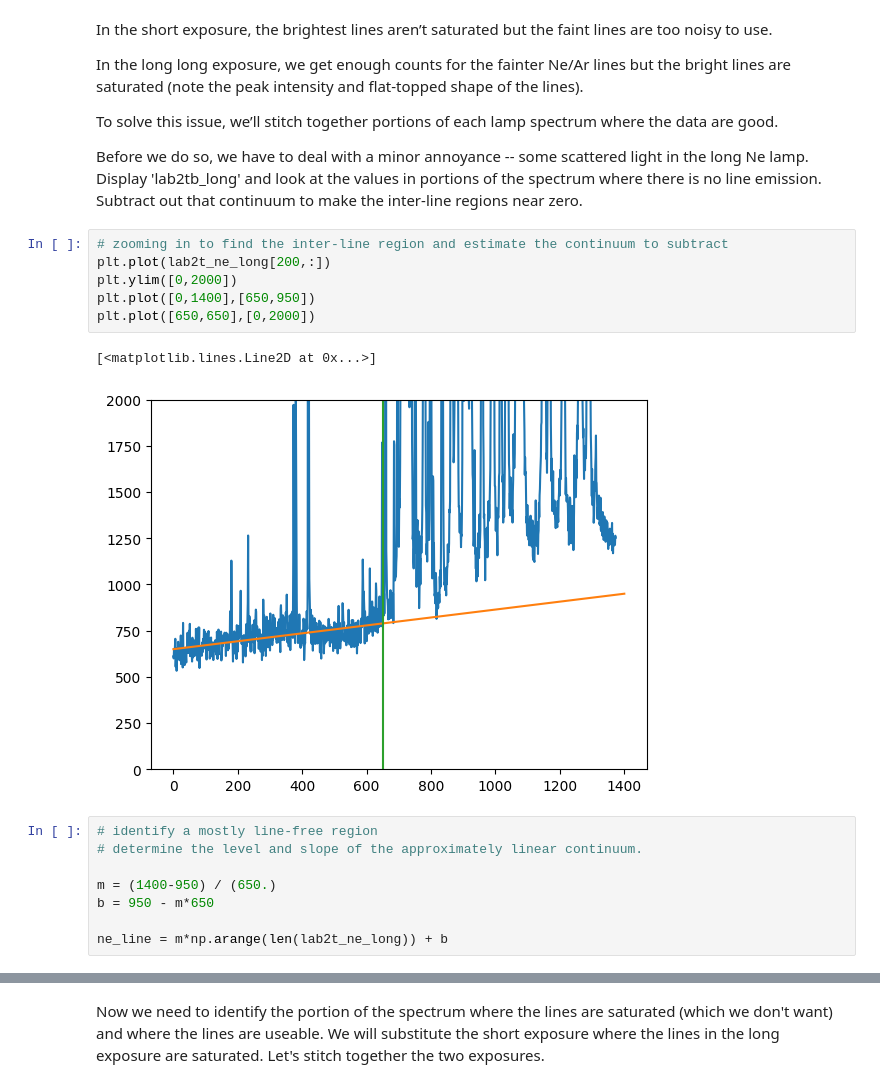
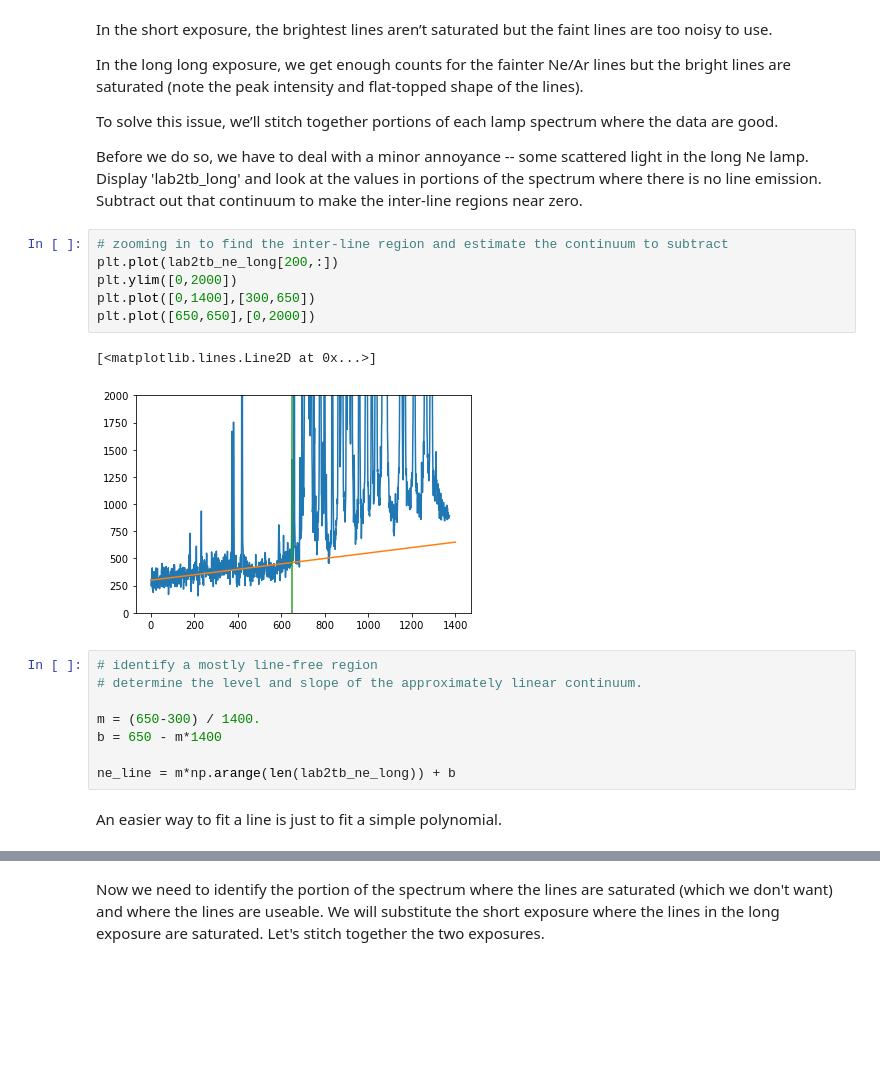
Before and after one commit to megan-the-astronomer/ASTR230, a Jupyter notebook: spectroscopy/steps1_2_3_spectroscopy_data_prep.ipynb, the cells around one changed output, grey strips where cells are left out. Cells and saved outputs as stored; diff of their text form; blank space fills up the shorter version.

```diff
--- a/spectroscopy/steps1_2_3_spectroscopy_data_prep.ipynb
+++ b/spectroscopy/steps1_2_3_spectroscopy_data_prep.ipynb
@@ -176,18 +177,20 @@ To solve this issue, we’ll stitch together portions of each lamp spectrum wher
 Before we do so, we have to deal with a minor annoyance -- some scattered light in the long Ne lamp. Display 'lab2tb_long' and look at the values in portions of the spectrum where there is no line emission. Subtract out that continuum to make the inter-line regions near zero.
 # %%
 # zooming in to find the inter-line region and estimate the continuum to subtract
-plt.plot(lab2t_ne_long[200,:])
+plt.plot(lab2tb_ne_long[200,:])
 plt.ylim([0,2000])
-plt.plot([0,1400],[650,950])
+plt.plot([0,1400],[300,650])
 plt.plot([650,650],[0,2000])
 # %% [output]
 [<matplotlib.lines.Line2D at 0x...>]
-[figure, old version]
+[figure, new version]
 # %%
 # identify a mostly line-free region
 # determine the level and slope of the approximately linear continuum.
 
-m = (1400-950) / (650.)
-b = 950 - m*650
+m = (650-300) / 1400.
+b = 650 - m*1400
 
-ne_line = m*np.arange(len(lab2t_ne_long)) + b
+ne_line = m*np.arange(len(lab2tb_ne_long)) + b
+# %% [markdown]
+An easier way to fit a line is just to fit a simple polynomial.
```
Also changed, not shown: parts of 24 cells of this notebook, 1 other file.
